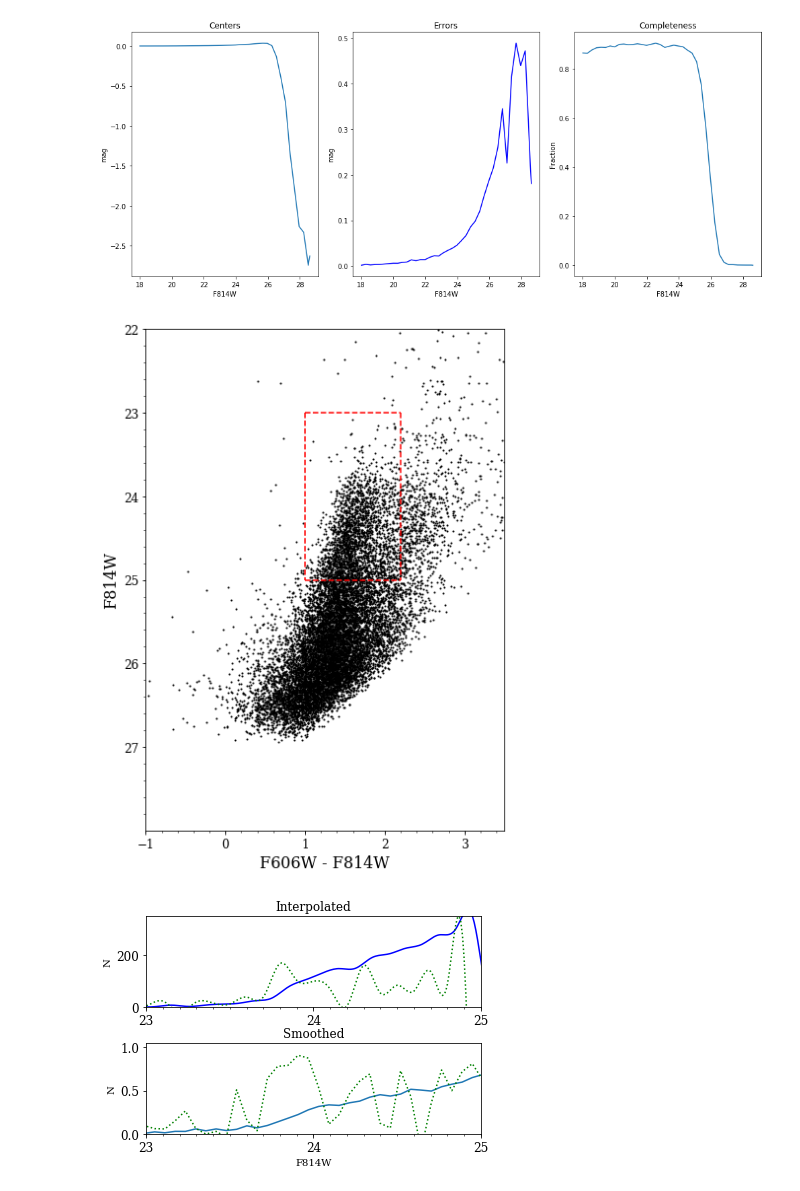
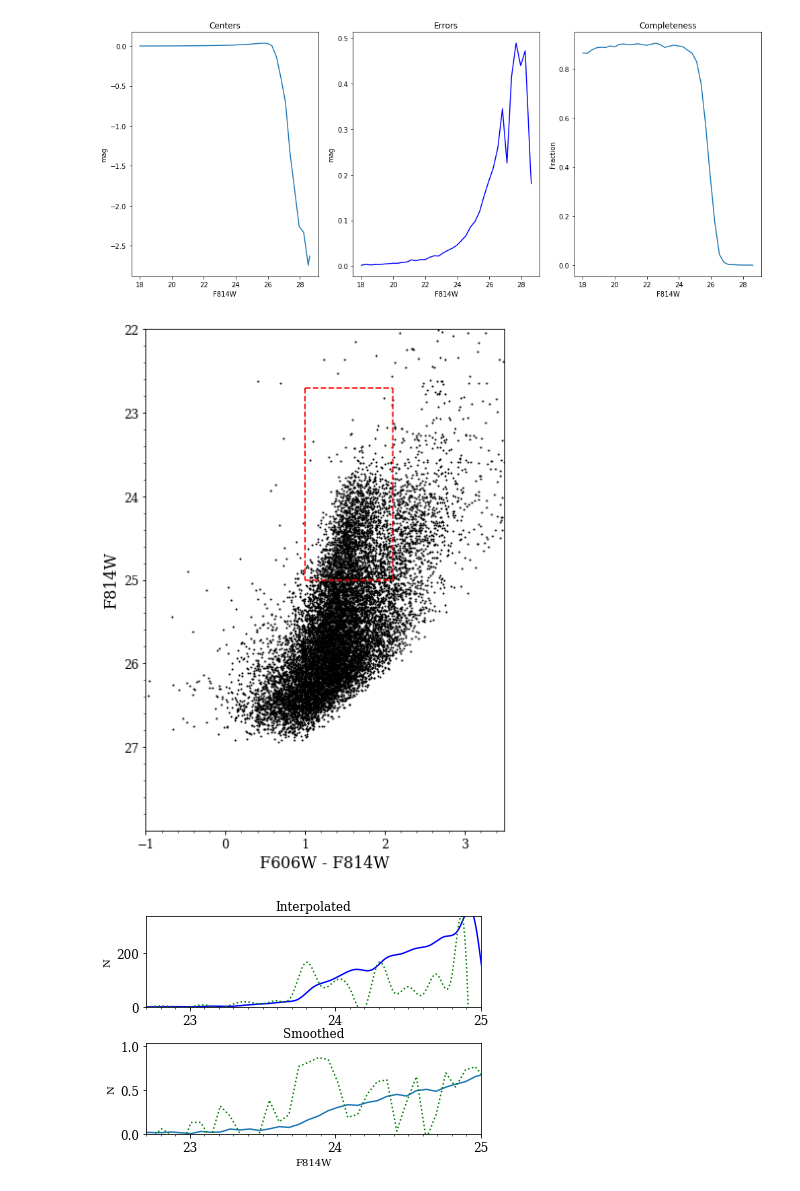
Before and after one commit to lucarizzi/hst-project, a Jupyter notebook: results/13856/CENA-133013/TRGB_GA.ipynb, the cells around one changed output. Saved outputs shown, nothing was run; the diff lists cells and outputs as text; code cells hidden in the pictures.

```diff
--- a/results/13856/CENA-133013/TRGB_GA.ipynb
+++ b/results/13856/CENA-133013/TRGB_GA.ipynb
@@ -153,35 +153,37 @@ cmd = plt.figure(figsize=(6,8))
 ax = cmd.add_subplot(1,1,1)
 ax.plot(realV-realI, realI,'o',markersize=1, color='black')
 
-PLT ={'cl' : 1.0, 'ch' : 2.2, 'ml' : 23, 'mh' : 25.0}
+PLT ={'cl' : 1.0, 'ch' : 2.1, 'ml' : 22.7, 'mh' : 25.0}
+# PLT ={'cl' : 1.0, 'ch' : 3.0, 'ml' : 22.7, 'mh' : 25.0}
+
 
 ax.plot( [ PLT['cl'], PLT['cl']], [PLT['ml'], PLT['mh'] ] , '--', color='red')
 ax.plot( [ PLT['ch'], PLT['ch']], [PLT['ml'], PLT['mh'] ] , '--', color='red')
 ax.plot( [ PLT['cl'], PLT['ch']], [PLT['ml'], PLT['ml'] ] , '--', color='red')
 ax.plot( [ PLT['cl'], PLT['ch']], [PLT['mh'], PLT['mh'] ] , '--', color='red')
 
 xMajorTicks = np.arange(-1, 3.5, 1.0)
 xMinorTicks = np.arange(-1, 3.5, 0.2)
 yMajorTicks = np.arange(22, 28, 1.0)
 yMinorTicks = np.arange(22, 28, 0.2)
 
 ax.set_xticks(xMajorTicks)
 ax.set_xticks(xMinorTicks, minor=True)
 ax.set_yticks(yMajorTicks)
 ax.set_yticks(yMinorTicks, minor=True)
 
 
 
 ax.set_xlabel("%s - %s" %(band1,band2), fontsize=16)
 ax.set_ylabel(band2, fontsize=16)
 VRange=photDF.mag_V.values
 IRange=photDF.mag_I.values
 ax.set_xlim((-1,3.5))
 ax.set_ylim((28,22))
 cmd.tight_layout()
 plt.savefig('%scmd.ps' %prefix, dpi=300)
 # %% [output]
-[figure, old version]
+[figure, new version]
 # %%
 #luminosity function
 binsize = 0.1
@@ -270,7 +272,7 @@ fmagmin = np.amin(stI) #min(x[1] for x in farr)
 deg = 4
 np.random.seed(0)
 # %% [output]
-[figure, old version]
+[figure, new version]
 # %%
 #define several needed functions
 def idealLF(m,a,b,c,mTRGB):
```
Also changed, not shown: parts of 6 cells of this notebook, 51 other files.
